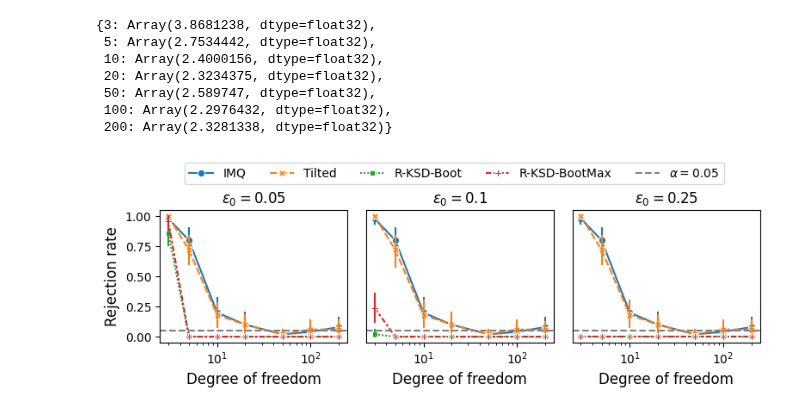
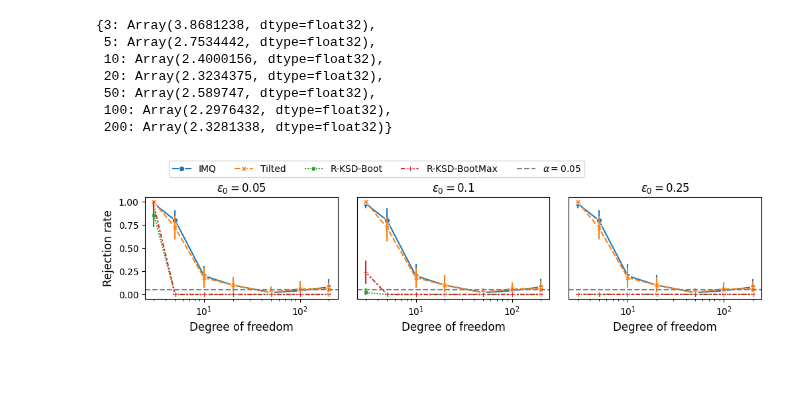
Before and after one commit to XingLLiu/robust-kernel-test, a Jupyter notebook: notebooks/tail.ipynb, the cells around one changed output. Drawn from its saved outputs; the diff is of its cells as text; code cells hidden in the pictures; blank space fills up the shorter version.

```diff
--- a/notebooks/tail.ipynb
+++ b/notebooks/tail.ipynb
@@ -84,28 +84,27 @@ for i, eps0 in enumerate(eps0_ls):
     plot_df = pd.DataFrame(plot_df)
     plot_df_ls[eps0] = plot_df
 # %%
-_, axes = plt.subplots(ncols=len(eps0_ls), figsize=(3*len(eps0_ls), 2))
+_, axes = plt.subplots(ncols=len(eps0_ls), figsize=(4*len(eps0_ls), 2))
 
 for i, eps0 in enumerate(eps0_ls):
     plot_df = plot_df_ls[eps0]
 
     ax = axes[i]
     _ = sns.lineplot(ax=ax, data=plot_df, x="dof", y="rej", hue="method", style="method", markers=True, err_style="bars")
-    # ax.axvline(eps0, color="k", linestyle="-.", label=r"$\epsilon_0$")
     ax.axhline(0.05, color="grey", linestyle="--", label=r"$\alpha=0.05$")
     ax.set_xlabel("Degree of freedom", fontsize=12)
     ax.set_ylabel("Rejection rate", fontsize=12)
     ax.set_ylim(-0.05, 1.05)
     ax.set_xscale("log")
     ax.set_title(rf"$\epsilon_0 = ${eps0}")
     if i > 0:
         ax.legend([],[], frameon=False)
         ax.get_yaxis().set_ticks([])
         ax.set_ylabel("")
 
 lgd = axes[0].legend(bbox_to_anchor=(0.1, 1.15, 1, 0.2), loc="lower left", ncol=6)
 
 plt.subplots_adjust(wspace=0.1)
 # plt.savefig("../figs/robust/tail.pdf", bbox_extra_artists=(lgd,), bbox_inches="tight")
 # %% [output]
-[figure, old version]
+[figure, new version]
```
Also changed, not shown: parts of 23 cells of this notebook, 6 other files.
